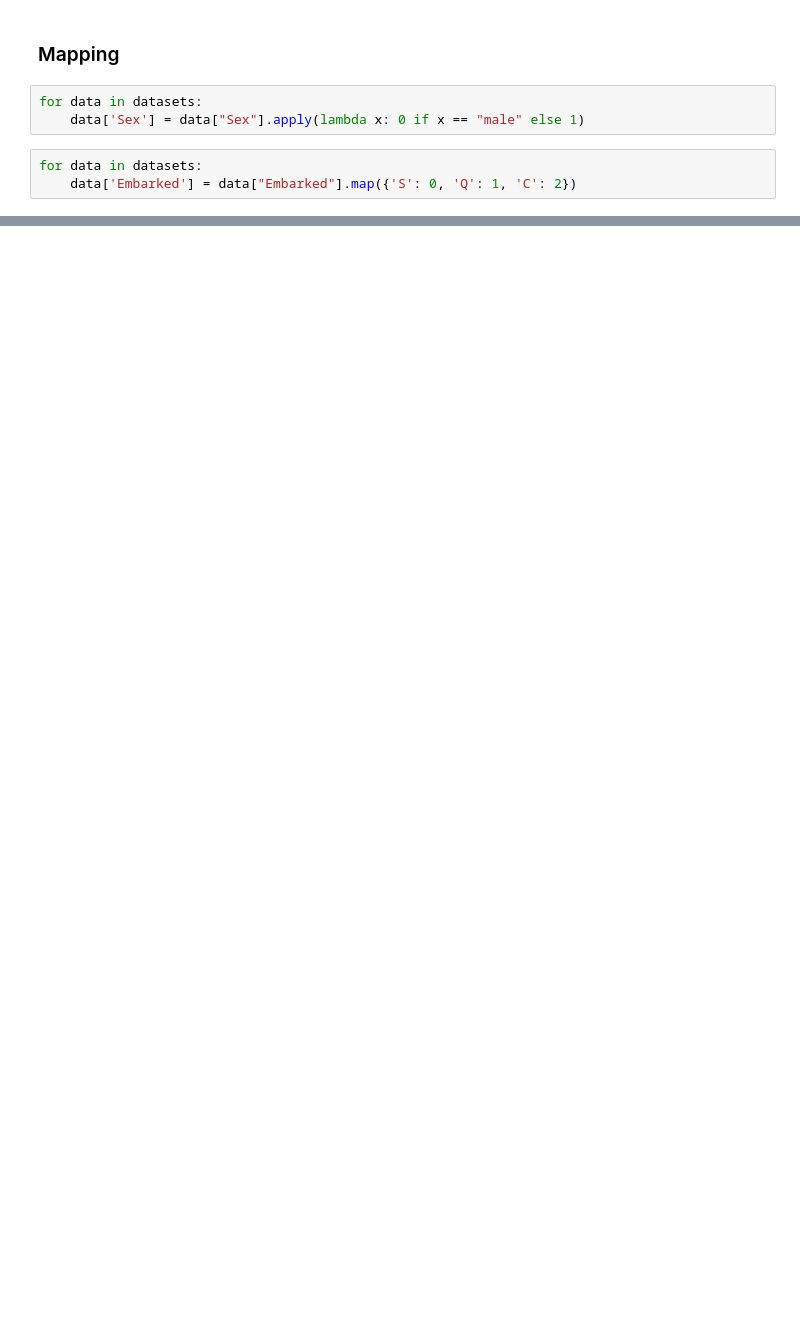
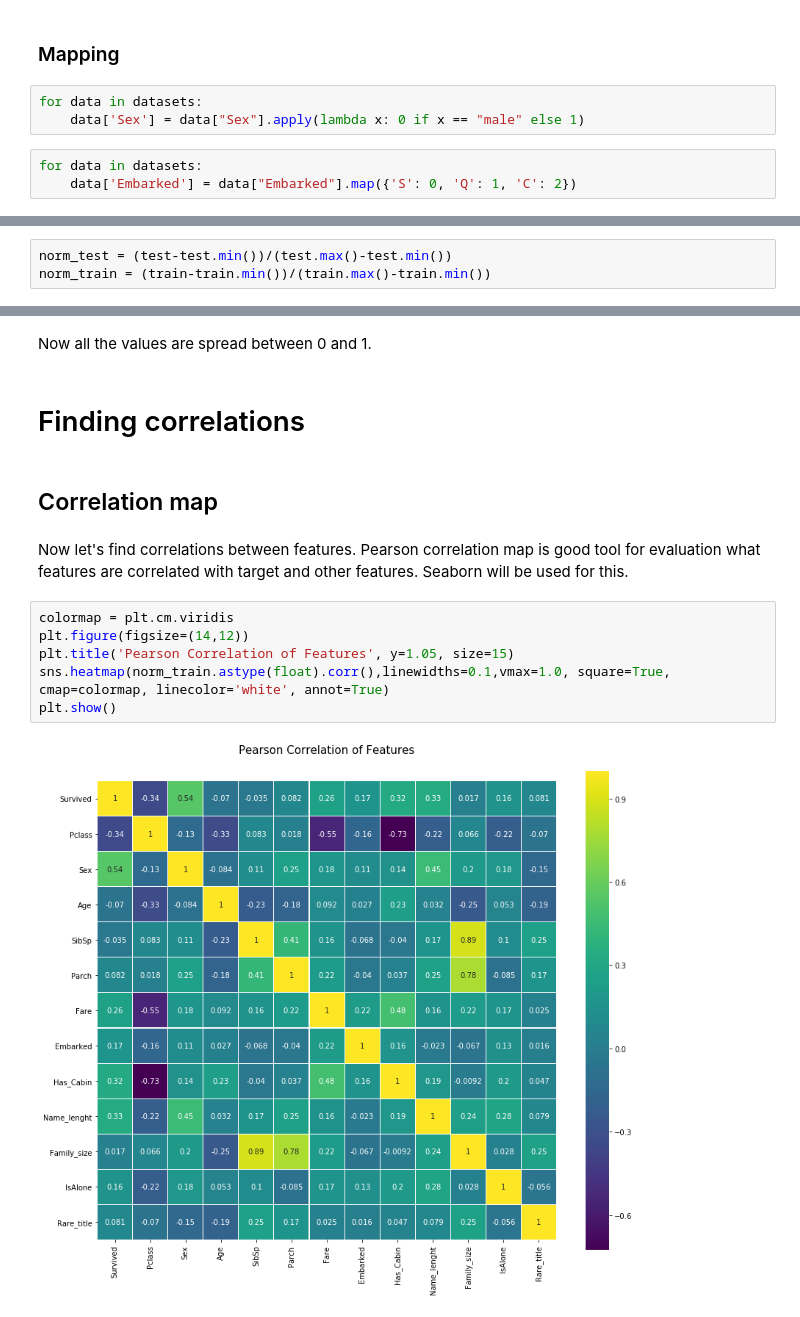
Before and after one commit to pmmilewski/titanic-survivors-kaggle, a Jupyter notebook: Titanic Survivors.ipynb, the cells around one changed output, grey strips where cells are left out. Drawn from its saved outputs; the diff is of its cells as text; blank space fills up the shorter version.

```diff
--- a/Titanic Survivors.ipynb
+++ b/Titanic Survivors.ipynb
@@ -166,0 +229,3 @@ for data in datasets:
+# %%
+norm_test = (test-test.min())/(test.max()-test.min())
+norm_train = (train-train.min())/(train.max()-train.min())
@@ -166,0 +274,16 @@ for data in datasets:
+# %% [markdown]
+Now all the values are spread between 0 and 1.
+# %% [markdown]
+# Finding correlations
+# %% [markdown]
+## Correlation map
+# %% [markdown]
+Now let's find correlations between features. Pearson correlation map is good tool for evaluation what features are correlated with target and other features. Seaborn will be used for this.
+# %%
+colormap = plt.cm.viridis
+plt.figure(figsize=(14,12))
+plt.title('Pearson Correlation of Features', y=1.05, size=15)
+sns.heatmap(norm_train.astype(float).corr(),linewidths=0.1,vmax=1.0, square=True, cmap=colormap, linecolor='white', annot=True)
+plt.show()
+# %% [output]
+[figure, added]
```
Also changed, not shown: parts of 59 cells of this notebook, 1 other file.
